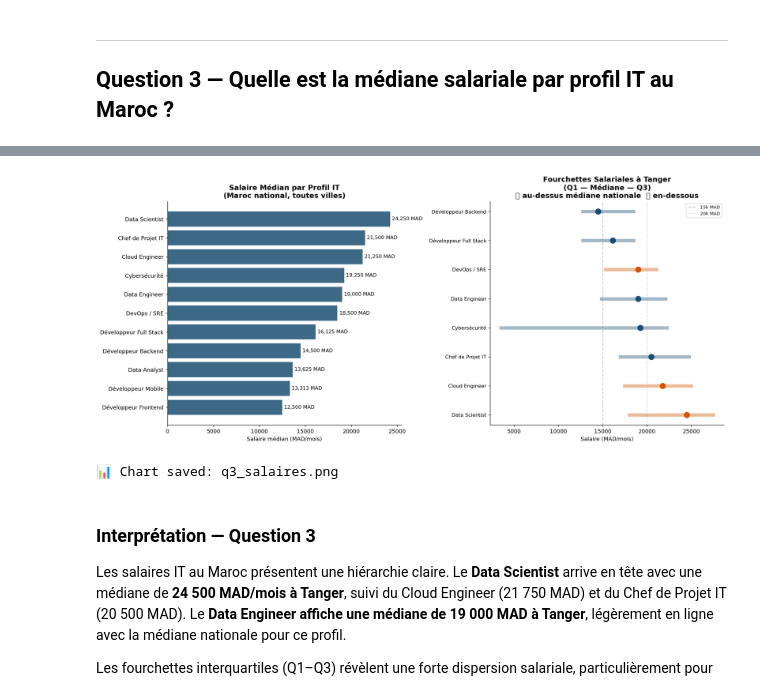
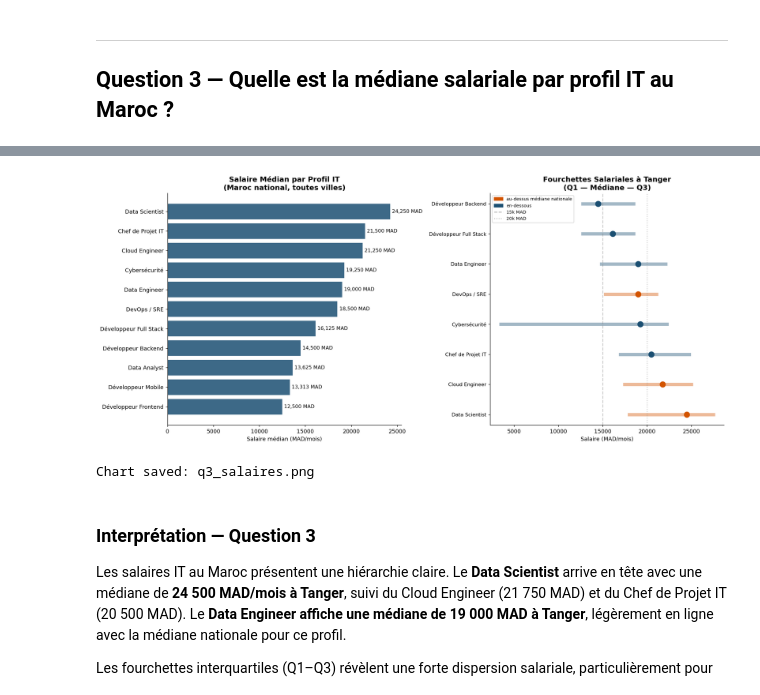
Before and after one commit to Matthews-Lungu/Mexora_rh_Data_lake, a Jupyter notebook: analysis/analyse_marche_it_maroc.ipynb, the cells around one changed output, grey strips where cells are left out. Saved outputs shown, nothing was run; the diff lists cells and outputs as text; code cells hidden in the pictures.

```diff
--- a/analysis/analyse_marche_it_maroc.ipynb
+++ b/analysis/analyse_marche_it_maroc.ipynb
@@ -433,49 +433,64 @@ Data Analyst                     73   11500     13250   17000     -375
 Développeur Mobile               23   10438     12125   16375    -1188
 Développeur Frontend             49    9500     11750   15000     -750
 # %%
-# ── Q3 Visualisation ─────────────────────────────────────────────────────────
+# ── Q3 Visualisation ─────────────────────────────────────────────────────────────────────────────
+import matplotlib.patches as mpatches
+
 fig, axes = plt.subplots(1, 2, figsize=(16, 7))
 
-# Left: Median salary national by profile — horizontal bar
+# Left: Median salary national by profile -- horizontal bar
 q3_plot = q3a.dropna(subset=['salaire_median_mad']).sort_values('salaire_median_mad')
 bars = axes[0].barh(q3_plot['profil'], q3_plot['salaire_median_mad'],
                     color=COULEURS[0], alpha=0.85)
-axes[0].set_xlabel("Salaire médian (MAD/mois)")
-axes[0].set_title("Salaire Médian par Profil IT\n(Maroc national, toutes villes)")
+axes[0].set_xlabel('Salaire médian (MAD/mois)')
+axes[0].set_title('Salaire Médian par Profil IT\n(Maroc national, toutes villes)')
 for bar, val in zip(bars, q3_plot['salaire_median_mad']):
     axes[0].text(val + 200, bar.get_y() + bar.get_height()/2,
                  f"{int(val):,} MAD", va='center', fontsize=9)
 
-# Right: Tanger salary box — Q1/Median/Q3 range chart
+# Right: Tanger salary range Q1/Median/Q3 -- keep original design exactly
 if not q3b.empty:
     q3b_clean = q3b.dropna(subset=['salaire_median_mad']).sort_values(
         'salaire_median_mad', ascending=False).head(8)
     y_pos = range(len(q3b_clean))
 
     for i, (_, r) in enumerate(q3b_clean.iterrows()):
         q1  = r['salaire_q1_mad']  if pd.notna(r['salaire_q1_mad'])  else r['salaire_median_mad']
         q3  = r['salaire_q3_mad']  if pd.notna(r['salaire_q3_mad'])  else r['salaire_median_mad']
         med = r['salaire_median_mad']
-        color = COULEURS[3] if pd.notna(r['ecart_mediane_nationale']) and                 r['ecart_mediane_nationale'] > 0 else COULEURS[0]
+        color = COULEURS[3] if pd.notna(r['ecart_mediane_nationale']) and \
+                r['ecart_mediane_nationale'] > 0 else COULEURS[0]
         axes[1].plot([q1, q3], [i, i], color=color, linewidth=6, alpha=0.4)
         axes[1].plot(med, i, 'o', color=color, markersize=10, zorder=5)
 
     axes[1].set_yticks(list(y_pos))
     axes[1].set_yticklabels(q3b_clean['profil'], fontsize=9)
-    axes[1].set_xlabel("Salaire (MAD/mois)")
-    axes[1].set_title("Fourchettes Salariales à Tanger\n(Q1 — Médiane — Q3)\n"
-                      "🟠 au-dessus médiane nationale  🔵 en-dessous")
-    axes[1].axvline(x=15000, color='gray', linestyle='--', alpha=0.4, label='15k MAD')
-    axes[1].axvline(x=20000, color='gray', linestyle=':',  alpha=0.4, label='20k MAD')
-    axes[1].legend(fontsize=8)
+    axes[1].set_xlabel('Salaire (MAD/mois)')
+    # Title without emoji -- legend carries the colour meaning
+    axes[1].set_title('Fourchettes Salariales à Tanger\n(Q1 — Médiane — Q3)')
+
+    # Threshold reference lines (kept from original)
+    axes[1].axvline(x=15000, color='gray', linestyle='--', alpha=0.4)
+    axes[1].axvline(x=20000, color='gray', linestyle=':',  alpha=0.4)
+
+    # Proper coloured legend replacing the emoji
+    axes[1].legend(
+        handles=[
+            mpatches.Patch(color=COULEURS[3], label='au-dessus médiane nationale'),
+            mpatches.Patch(color=COULEURS[0], label='en-dessous'),
+            plt.Line2D([0], [0], color='gray', linestyle='--', alpha=0.6, label='15k MAD'),
+            plt.Line2D([0], [0], color='gray', linestyle=':',  alpha=0.6, label='20k MAD'),
+        ],
+        fontsize=8, loc='upper left'
+    )
 
 plt.tight_layout()
 plt.savefig('q3_salaires.png', bbox_inches='tight', dpi=130)
 plt.show()
-print("\n📊 Chart saved: q3_salaires.png")
+print('\nChart saved: q3_salaires.png')
 # %% [output]
-[figure, old version]
+[figure, new version]
-📊 Chart saved: q3_salaires.png
+Chart saved: q3_salaires.png
 # %% [markdown]
 ### Interprétation — Question 3
 
```
Also changed, not shown: parts of 3 cells of this notebook, 11 other files.
